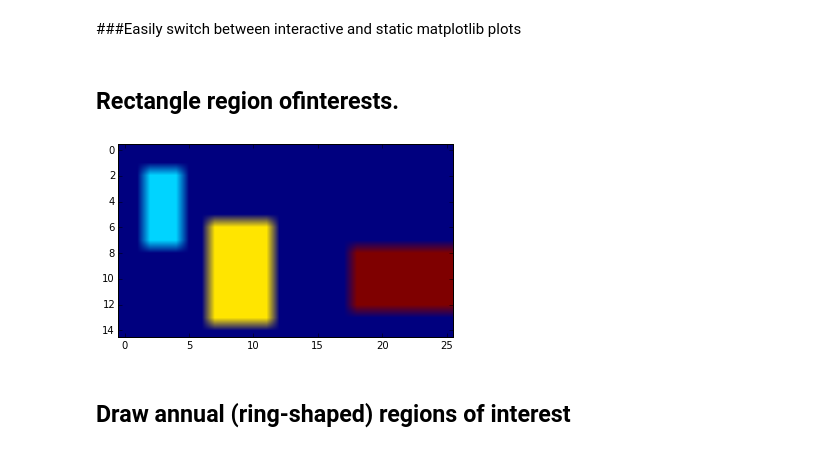
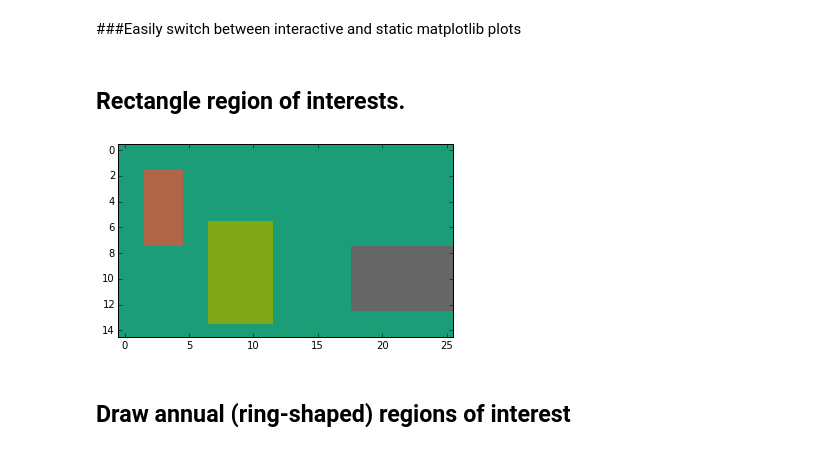
Before and after one commit to scikit-beam/scikit-beam-examples, a Jupyter notebook: demos/Generate_ROI_labeled_arrays.ipynb, the cells around one changed output. Cells and saved outputs as stored; diff of their text form; code cells hidden in the pictures.

```diff
--- a/demos/Generate_ROI_labeled_arrays.ipynb
+++ b/demos/Generate_ROI_labeled_arrays.ipynb
@@ -23,28 +25,28 @@ else:
     %matplotlib inline
 
 backend = mpl.get_backend()
+cmap='Dark2'
 # %% [markdown]
-## Rectangle region ofinterests.
+## Rectangle region of interests.
 # %%
 # Image shape which is used to determine the maximum extent of output pixel coordinates
 shape = (15, 26)
 
 # coordinates of the upper-left corner and width and height of each rectangle
 roi_data = np.array(([2, 2, 6, 3], [6, 7, 8, 5], [8, 18, 5, 10]),
                         dtype=np.int64)
 
 #Elements not inside any ROI are zero; elements inside each ROI are 1, 2, 3, corresponding
 # to the order they are specified in coords.
-all_roi_inds = roi.rectangles(roi_data, shape)
-roi_inds, pixel_list = corr.extract_label_indices(all_roi_inds)
-
+label_array = roi.rectangles(roi_data, shape)
+roi_inds, pixel_list = corr.extract_label_indices(label_array)
 
 # plot the figure
-plt.figure()
-plt.imshow(all_roi_inds)
+fig, axes = plt.subplots(figsize=(6, 5))
+im = mpl_plot.show_label_array(axes, label_array, cmap)
 plt.show()
 # %% [output]
-[figure, old version]
+[figure, new version]
 # %% [markdown]
 ## Draw annual (ring-shaped) regions of interest
 # %%
```
Also changed, not shown: parts of 7 cells of this notebook.
